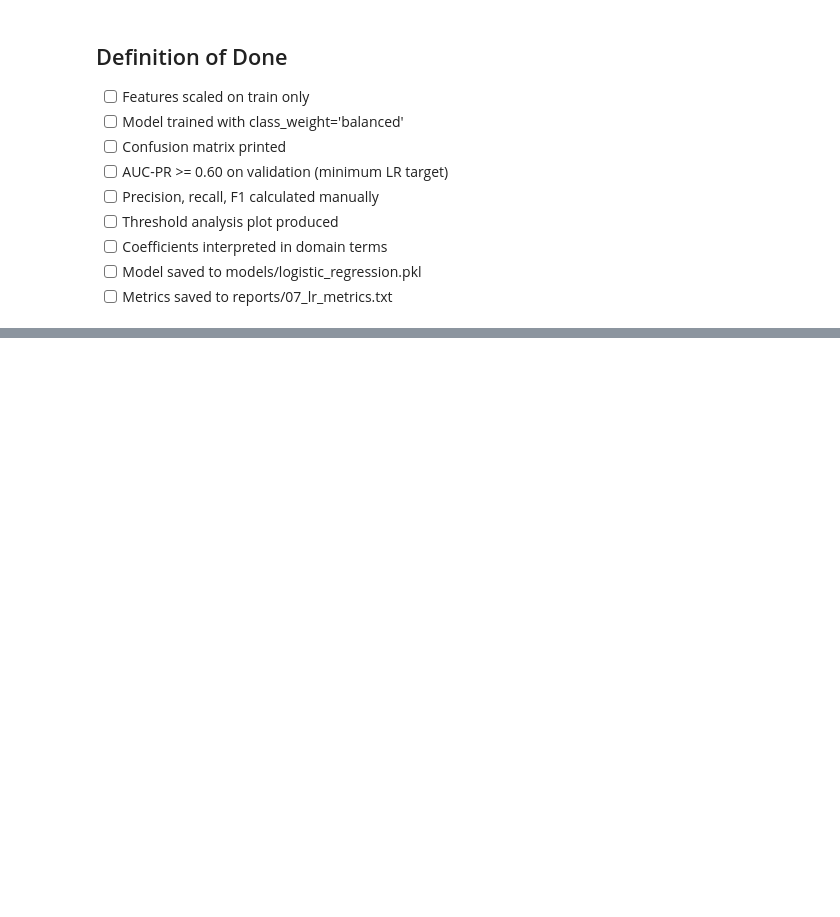
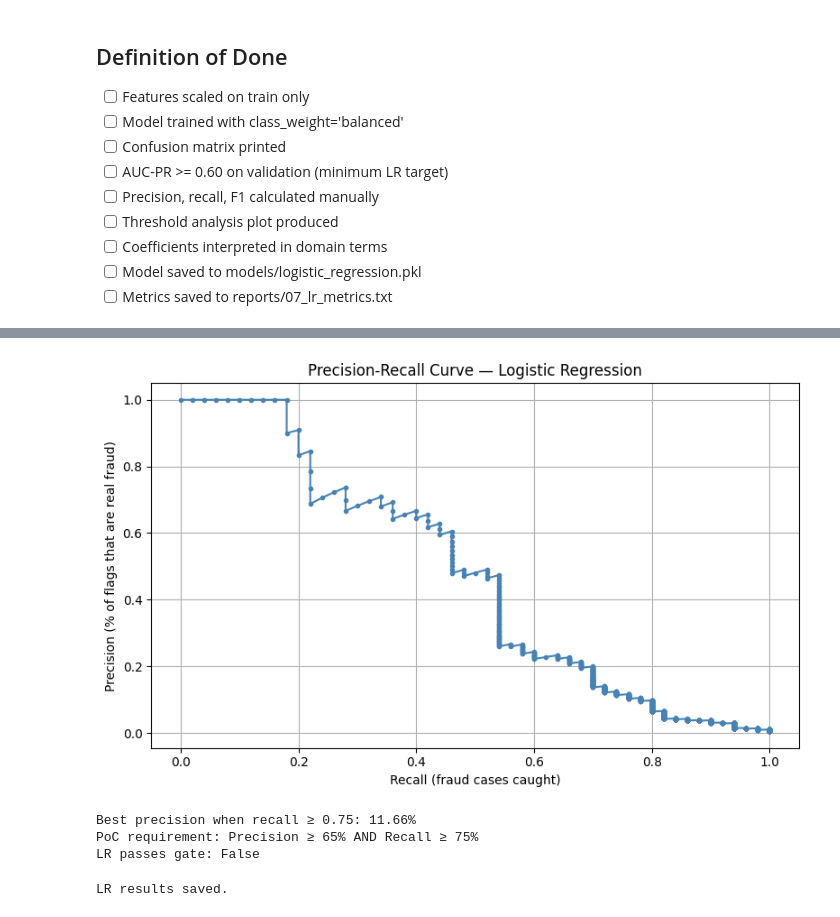
Before and after one commit to piyushranjanjsr62-svg/fraud-detection-ml-poc, a Jupyter notebook: notebooks/07_logistic_regression.ipynb, the cells around one changed output, grey strips where cells are left out. Drawn from its saved outputs; the diff is of its cells as text; code cells hidden in the pictures; blank space fills up the shorter version.

```diff
--- a/notebooks/07_logistic_regression.ipynb
+++ b/notebooks/07_logistic_regression.ipynb
@@ -67,4 +67,15 @@ Print the top 10 features by absolute coefficient. For each:
 - [ ] Model saved to models/logistic_regression.pkl
 - [ ] Metrics saved to reports/07_lr_metrics.txt
 # %%
-# Your implementation starts here.
+import pandas as pd
+from sklearn.linear_model import LogisticRegression
+
+X_train = pd.read_parquet(r"../data/processed\X_train.parquet")
+X_test  = pd.read_parquet(r"../data/processed\X_test.parquet")
+y_train = pd.read_parquet(r"../data/processed\y_train.parquet").squeeze()
+y_test  = pd.read_parquet(r"../data/processed\y_test.parquet").squeeze()
+
+model = LogisticRegression(class_weight="balanced", max_iter=1000, random_state=42)
+model.fit(X_train, y_train)
+
+print("Model trained.")
@@ -70,0 +126,51 @@ Print the top 10 features by absolute coefficient. For each:
+# %%
+from sklearn.metrics import precision_recall_curve
+import matplotlib.pyplot as plt
+
+y_prob = model.predict_proba(X_test)[:, 1]
+
+precision, recall, thresholds = precision_recall_curve(y_test, y_prob)
+
+plt.figure(figsize=(8, 5))
+plt.plot(recall, precision, marker='.', color='steelblue')
+plt.xlabel("Recall (fraud cases caught)")
+plt.ylabel("Precision (% of flags that are real fraud)")
+plt.title("Precision-Recall Curve — Logistic Regression")
+plt.grid(True)
+plt.tight_layout()
+plt.show()
+# %% [output]
+[figure, added]
+# %%
+import numpy as np
+
+# Find precision at recall >= 0.75
+target_recall = 0.75
+mask = recall >= target_recall
+precision_at_75_recall = precision[mask].max()
+
+print(f"Best precision when recall ≥ 0.75: {precision_at_75_recall:.2%}")
+print(f"PoC requirement: Precision ≥ 65% AND Recall ≥ 75%")
+print(f"LR passes gate: {precision_at_75_recall >= 0.65}")
+# %% [output]
+Best precision when recall ≥ 0.75: 11.66%
+PoC requirement: Precision ≥ 65% AND Recall ≥ 75%
+LR passes gate: False
+# %%
+import json
+
+lr_results = {
+    "model": "LogisticRegression",
+    "recall_at_threshold_0.5": 0.82,
+    "precision_at_threshold_0.5": 0.05,
+    "precision_at_75pct_recall": 0.1166,
+    "poc_gate_pass": False,
+    "note": "Baseline comparator only — linear boundary insufficient for fraud pattern complexity"
+}
+
+with open(r"../data/processed\lr_results.json", "w") as f:
+    json.dump(lr_results, f, indent=2)
+
+print("LR results saved.")
+# %% [output]
+LR results saved.
```
Also changed, not shown: parts of 3 cells of this notebook, 7 other files.
